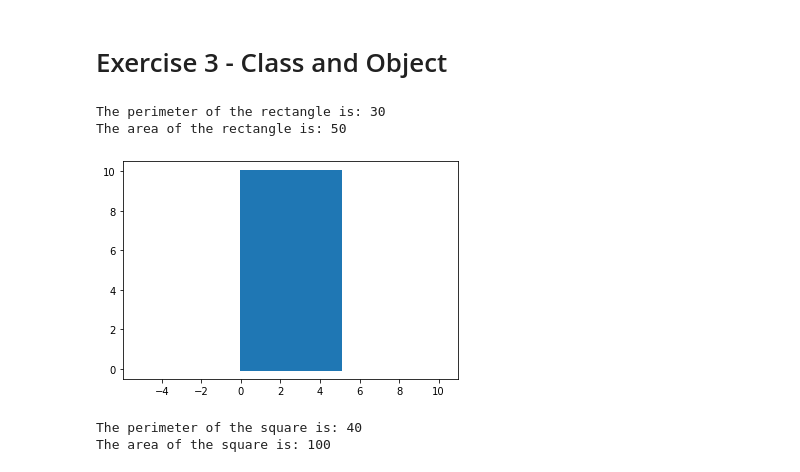
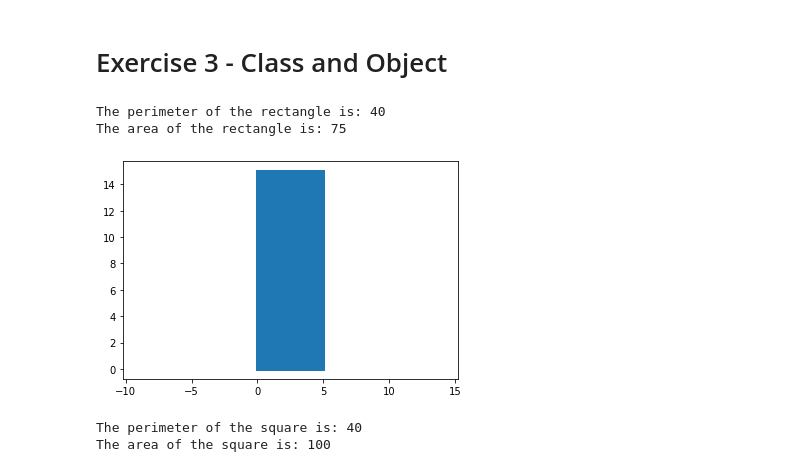
Before and after one commit to cityueegef/gef2021_aiot_exercise_notebooks, a Jupyter notebook: introduction_to_python/Intro_to_Python2_exercise.ipynb, the cells around one changed output. Drawn from its saved outputs; the diff is of its cells as text; code cells hidden in the pictures.

```diff
--- a/introduction_to_python/Intro_to_Python2_exercise.ipynb
+++ b/introduction_to_python/Intro_to_Python2_exercise.ipynb
@@ -362,15 +373,15 @@ class square(rectangle):
         self.height = height
         self.width = height
 # %%
-r1 = rectangle(5,10)
+r1 = rectangle(5,15)
 
 print('The perimeter of the rectangle is:', r1.get_perimeter())
 print('The area of the rectangle is:', r1.get_area())
 r1.draw()
 # %% [output]
-The perimeter of the rectangle is: 30
-The area of the rectangle is: 50
+The perimeter of the rectangle is: 40
+The area of the rectangle is: 75
-[figure, old version]
+[figure, new version]
 # %%
 s1 = square(10)
 
```
Also changed, not shown: parts of 5 cells of this notebook.
